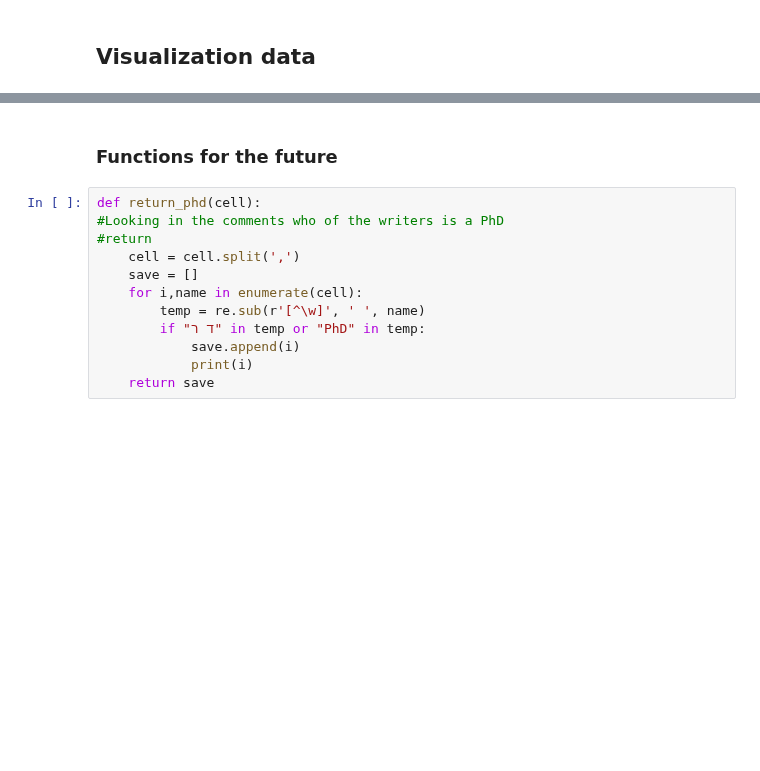
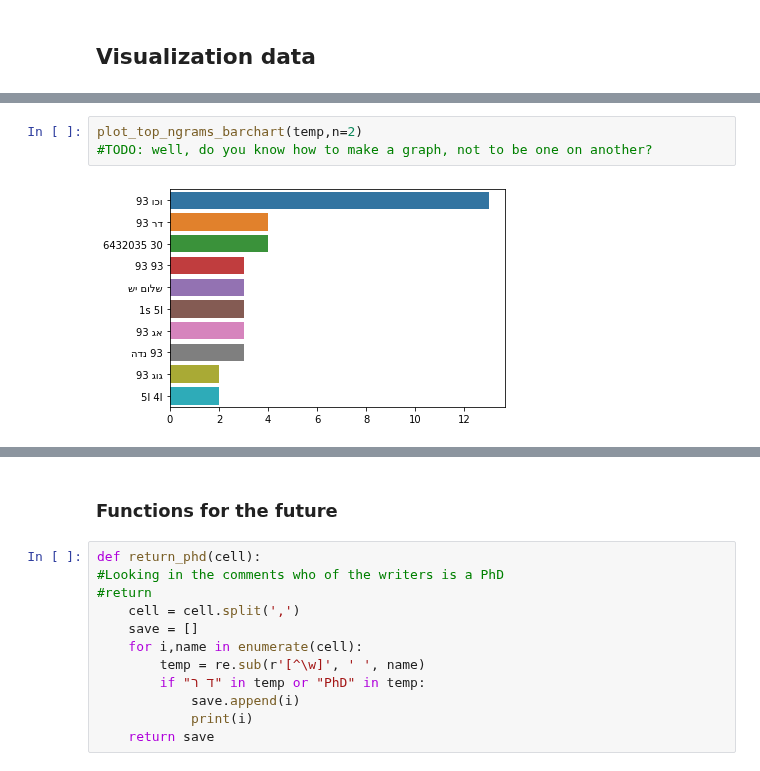
Before and after one commit to roishlezinger/nlpH, a Jupyter notebook: final project/organizes_data.ipynb, the cells around one changed output, grey strips where cells are left out. Drawn from its saved outputs; the diff is of its cells as text; blank space fills up the shorter version.

```diff
--- a/final project/organizes_data.ipynb
+++ b/final project/organizes_data.ipynb
@@ -103,0 +243,5 @@ hist_comment(pain)
+# %%
+plot_top_ngrams_barchart(temp,n=2)
+#TODO: well, do you know how to make a graph, not to be one on another?
+# %% [output]
+[figure, added]
```
Also changed, not shown: parts of 9 cells of this notebook.
